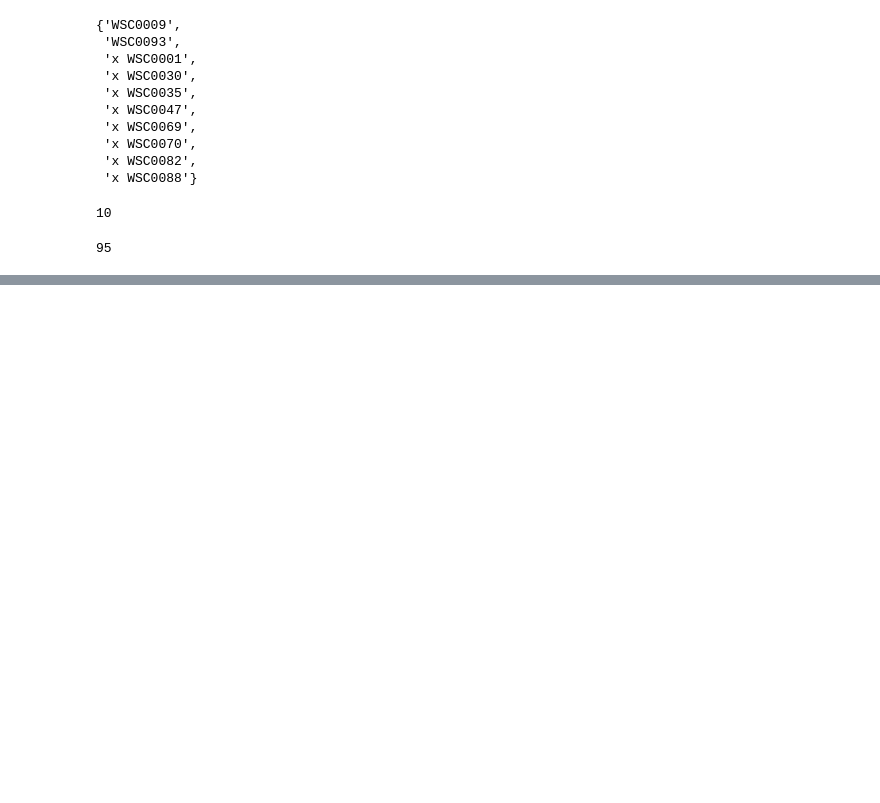
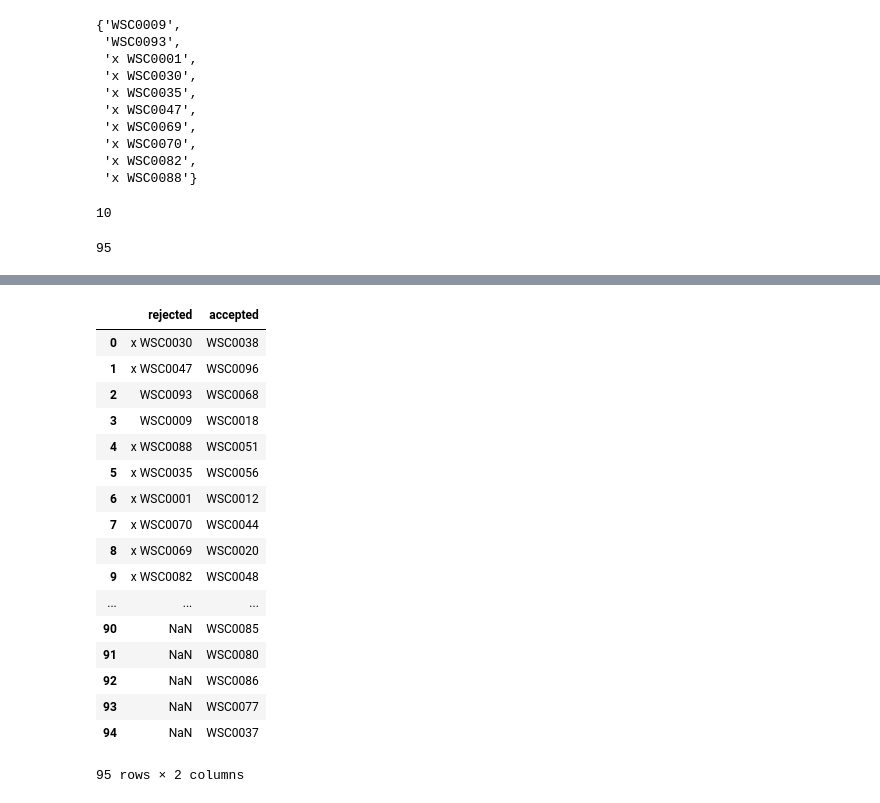
Before and after one commit to aebirim/notebooks, a Jupyter notebook: feature-engineering-extract-number-of-accepted-and-rejected-submissions.ipynb, the cells around one changed output, grey strips where cells are left out. Drawn from its saved outputs; the diff is of its cells as text; code cells hidden in the pictures; blank space fills up the shorter version.

```diff
--- a/feature-engineering-extract-number-of-accepted-and-rejected-submissions.ipynb
+++ b/feature-engineering-extract-number-of-accepted-and-rejected-submissions.ipynb
@@ -389,0 +516,21 @@ len(status['accepted'])
+# %%
+df3
+# %% [output]
+|  | rejected | accepted |
+| 0 | x WSC0030 | WSC0038 |
+| 1 | x WSC0047 | WSC0096 |
+| 2 | WSC0093 | WSC0068 |
+| 3 | WSC0009 | WSC0018 |
+| 4 | x WSC0088 | WSC0051 |
+| 5 | x WSC0035 | WSC0056 |
+| 6 | x WSC0001 | WSC0012 |
+| 7 | x WSC0070 | WSC0044 |
+| 8 | x WSC0069 | WSC0020 |
+| 9 | x WSC0082 | WSC0048 |
+| ... | ... | ... |
+| 90 | NaN | WSC0085 |
+| 91 | NaN | WSC0080 |
+| 92 | NaN | WSC0086 |
+| 93 | NaN | WSC0077 |
+| 94 | NaN | WSC0037 |
+95 rows × 2 columns
```
Also changed, not shown: parts of 14 cells of this notebook.
